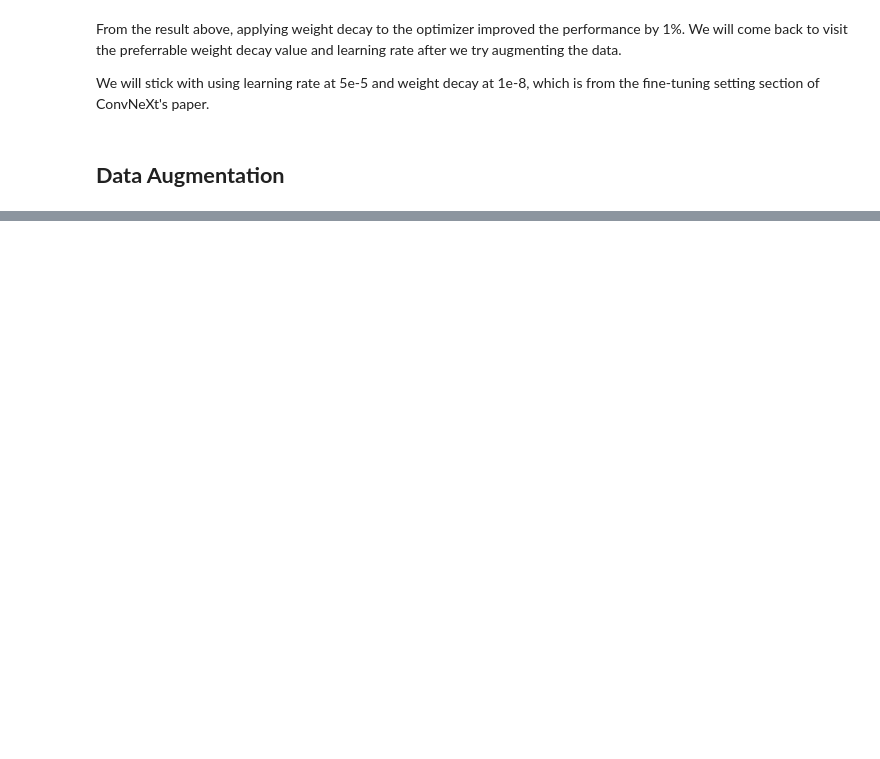
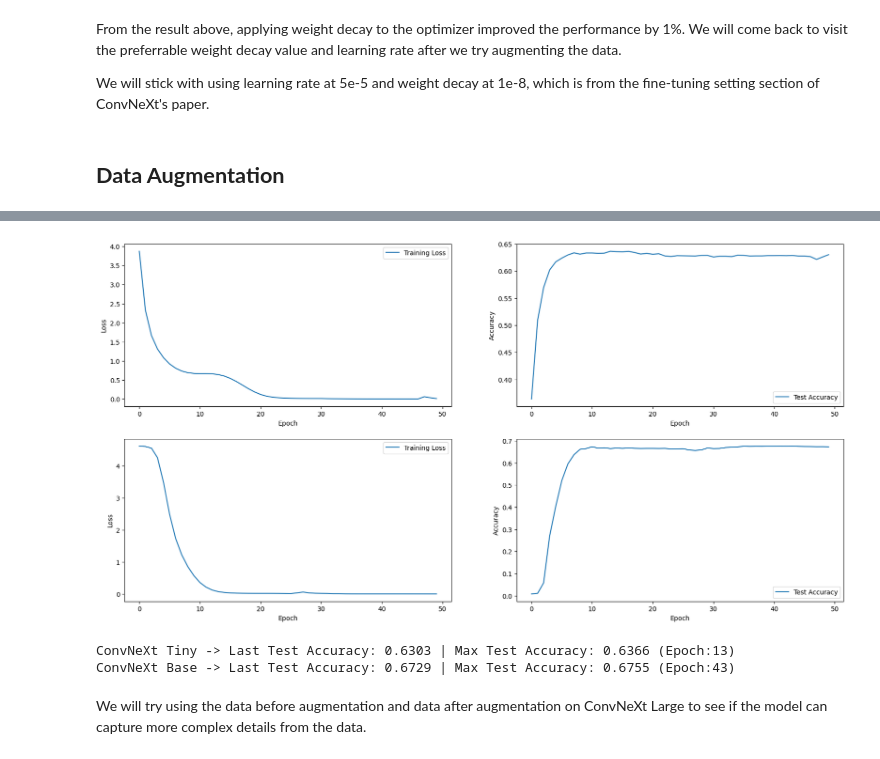
Before and after one commit to omzlette/JP-Intern-DL-IMG, a Jupyter notebook: ConvNeXt/code2-huggingface.ipynb, the cells around one changed output, grey strips where cells are left out. Drawn from its saved outputs; the diff is of its cells as text; code cells hidden in the pictures; blank space fills up the shorter version.

Commit message:
augment data, fix training def, convnext large

```diff
--- a/ConvNeXt/code2-huggingface.ipynb
+++ b/ConvNeXt/code2-huggingface.ipynb
@@ -434,14 +558,12 @@ print(f'Augmented Train Data Shape: {augmented_train_data.shape}\nAugmented Test
 # %%
 # Create the dataset
-train_dataset = TensorDataset(augmented_train_data, torch.Tensor(augmented_train_label))
-test_dataset = TensorDataset(augmented_test_data, torch.Tensor(augmented_test_label))
+aug_train_dataset = TensorDataset(augmented_train_data, torch.Tensor(augmented_train_label))
+aug_test_dataset = TensorDataset(augmented_test_data, torch.Tensor(augmented_test_label))
 
 # Create the dataloader
-train_loader = DataLoader(train_dataset, batch_size=256, shuffle=True)
-test_loader = DataLoader(test_dataset, batch_size=256, shuffle=False)
+aug_train_loader = DataLoader(aug_train_dataset, batch_size=256, shuffle=True)
+aug_test_loader = DataLoader(aug_test_dataset, batch_size=256, shuffle=False)
 # %%
-from transformers import AutoModelForImageClassification
-
 convnext_tiny = AutoModelForImageClassification.from_pretrained("facebook/convnext-tiny-224",
                                                         num_labels=len(label_fine),
                                                         label2id=label2id,
@@ -454,16 +576,9 @@ convnext_base = AutoModelForImageClassification.from_pretrained("facebook/convne
                                                         id2label=id2label,
                                                         ignore_mismatched_sizes=True)
 
-convnext_large = AutoModelForImageClassification.from_pretrained("facebook/convnext-large-224",
-                                                        num_labels=len(label_fine),
-                                                        label2id=label2id,
-                                                        id2label=id2label,
-                                                        ignore_mismatched_sizes=True)
-
 
 convnext_tiny.to(device)
 convnext_base.to(device)
-convnext_large.to(device)
 
-models = [convnext_tiny, convnext_base, convnext_large]
-modelnames = ['Tiny', 'Base', 'Large']
+models = [convnext_tiny, convnext_base]
+modelnames = ['Tiny', 'Base']
@@ -478,4 +602,4 @@ optimizer = torch.optim.AdamW([{'params': model.parameters()} for model in model
 lr_scheduler = torch.optim.lr_scheduler.CosineAnnealingLR(optimizer, T_max=10)
 # %%
 # Train the model
-augmentDataModel = train_model(models, modelnames, criterion, optimizer, lr_scheduler, num_epochs=30)
+augmentDataModel = train_model(models, modelnames, criterion, optimizer, lr_scheduler, num_epochs=30, train_loader=aug_train_loader, test_loader=aug_test_loader)
@@ -483,0 +714,3 @@ lossAccPlot(augmentDataModel, modelnames)
+# %%
+# Continue training
+augmentDataModel = continueTrain(models, modelnames, augmentDataModel, criterion, optimizer, lr_scheduler, num_epochs=20, train_loader=aug_train_loader, test_loader=aug_test_loader)
@@ -483,0 +735,12 @@ lossAccPlot(augmentDataModel, modelnames)
+# %%
+lossAccPlot(augmentDataModel, modelnames)
+# %% [output]
+[figure, added]
+# %%
+# Get last and max test accuracy
+printTestAcc(augmentDataModel, modelnames)
+# %% [output]
+ConvNeXt Tiny -> Last Test Accuracy: 0.6303 | Max Test Accuracy: 0.6366 (Epoch:13)
+ConvNeXt Base -> Last Test Accuracy: 0.6729 | Max Test Accuracy: 0.6755 (Epoch:43)
+# %% [markdown]
+We will try using the data before augmentation and data after augmentation on ConvNeXt Large to see if the model can capture more complex details from the data.
```
Also changed, not shown: parts of 43 cells of this notebook, 3 other files.
